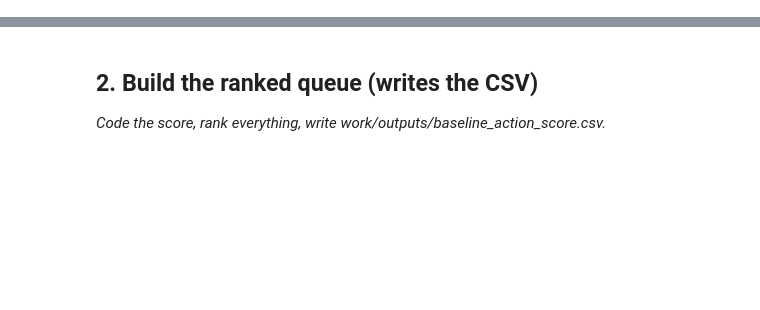
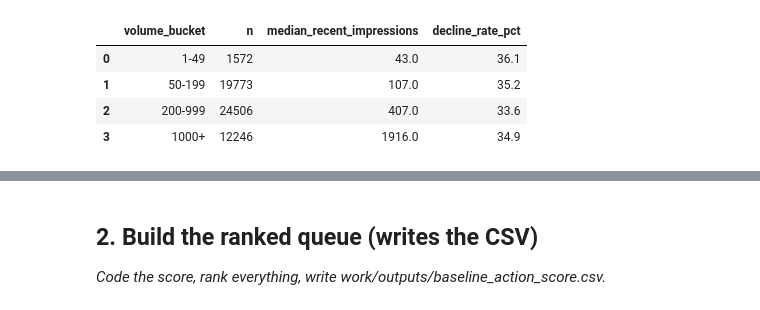
Before and after one commit to jh-emon002/flyrank-intern, a Jupyter notebook: work/notebooks/w04_baseline_score.ipynb, the cells around one changed output, grey strips where cells are left out. Saved outputs shown, nothing was run; the diff lists cells and outputs as text; code cells hidden in the pictures; blank space fills up the shorter version.

```diff
--- a/work/notebooks/w04_baseline_score.ipynb
+++ b/work/notebooks/w04_baseline_score.ipynb
@@ -346,0 +230,46 @@ Pages eligible for review: 23956
+# %%
+volume_df = df.copy()
+
+volume_df["volume_bucket"] = pd.cut(
+    volume_df["impressions_recent7"],
+    bins=[-1, 0, 49, 199, 999, np.inf],
+    labels=[
+        "0",
+        "1-49",
+        "50-199",
+        "200-999",
+        "1000+"
+    ]
+)
+
+volume_table = (
+    volume_df
+    .groupby("volume_bucket", observed=True)
+    .agg(
+        n=("is_declining_next15d", "size"),
+        median_recent_impressions=("impressions_recent7", "median"),
+        decline_rate=("is_declining_next15d", "mean")
+    )
+    .reset_index()
+)
+
+volume_table["decline_rate_pct"] = (
+    100 * volume_table["decline_rate"]
+).round(1)
+
+display(
+    volume_table[
+        [
+            "volume_bucket",
+            "n",
+            "median_recent_impressions",
+            "decline_rate_pct"
+        ]
+    ]
+)
+# %% [output]
+|  | volume_bucket | n | median_recent_impressions | decline_rate_pct |
+| 0 | 1-49 | 1572 | 43.0 | 36.1 |
+| 1 | 50-199 | 19773 | 107.0 | 35.2 |
+| 2 | 200-999 | 24506 | 407.0 | 33.6 |
+| 3 | 1000+ | 12246 | 1916.0 | 34.9 |
```
Also changed, not shown: parts of 27 cells of this notebook.
